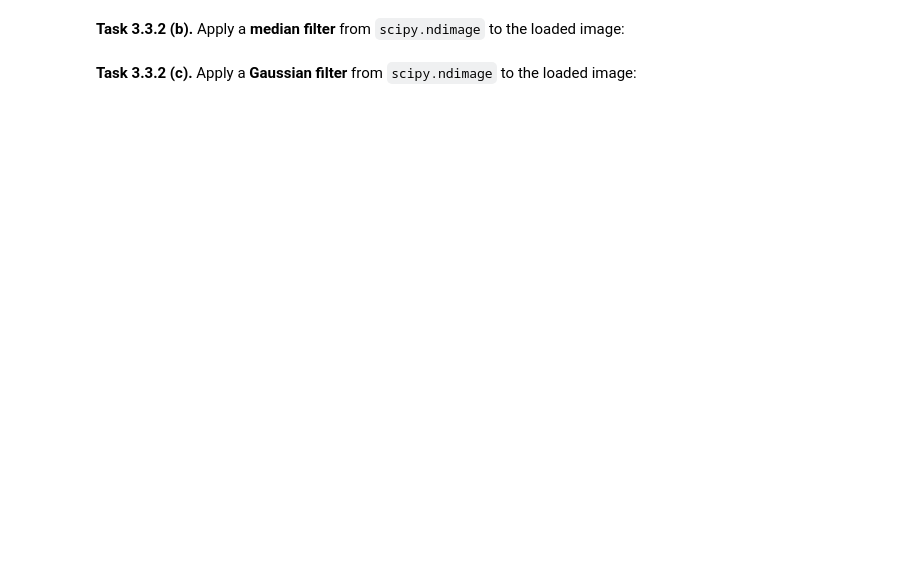
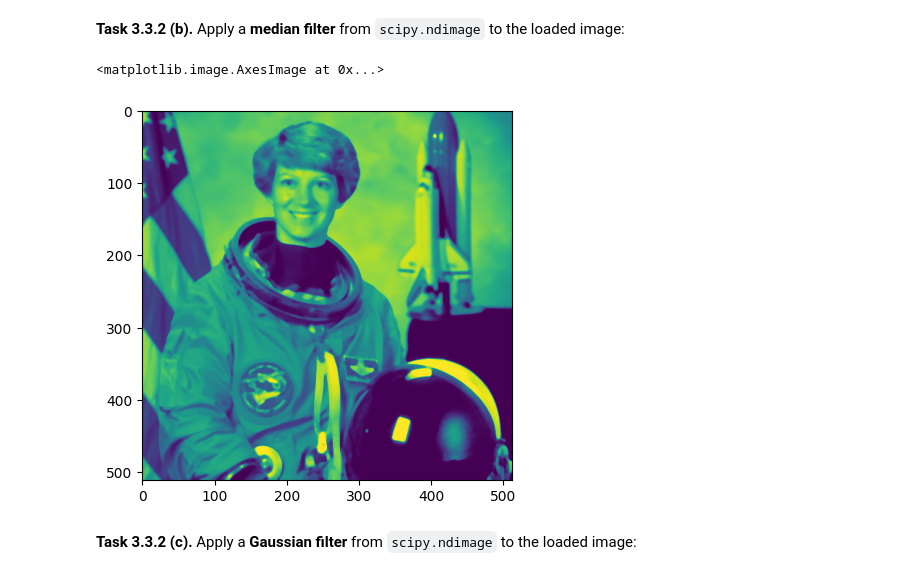
Before and after one commit to Hallo-ollaH/mobi-fs3-python, a Jupyter notebook: task3.ipynb, the cells around one changed output. Saved outputs shown, nothing was run; the diff lists cells and outputs as text; code cells hidden in the pictures; blank space fills up the shorter version.

```diff
--- a/task3.ipynb
+++ b/task3.ipynb
@@ -116,4 +124,9 @@ assert numpy.allclose(img3, img4, atol=1/255)
 # %% [markdown]
 **<a id="#">Task 3.3.2 (b).</a>** Apply a **median filter** from `scipy.ndimage` to the loaded image:
+# %%
+plt.imshow(scipy.ndimage.median_filter(ast, 5))
+# %% [output]
+<matplotlib.image.AxesImage at 0x...>
+[figure, added]
 # %% [markdown]
 **<a id="#">Task 3.3.2 (c).</a>** Apply a **Gaussian filter** from `scipy.ndimage` to the loaded image:
```
Also changed, not shown: parts of 4 cells of this notebook.
